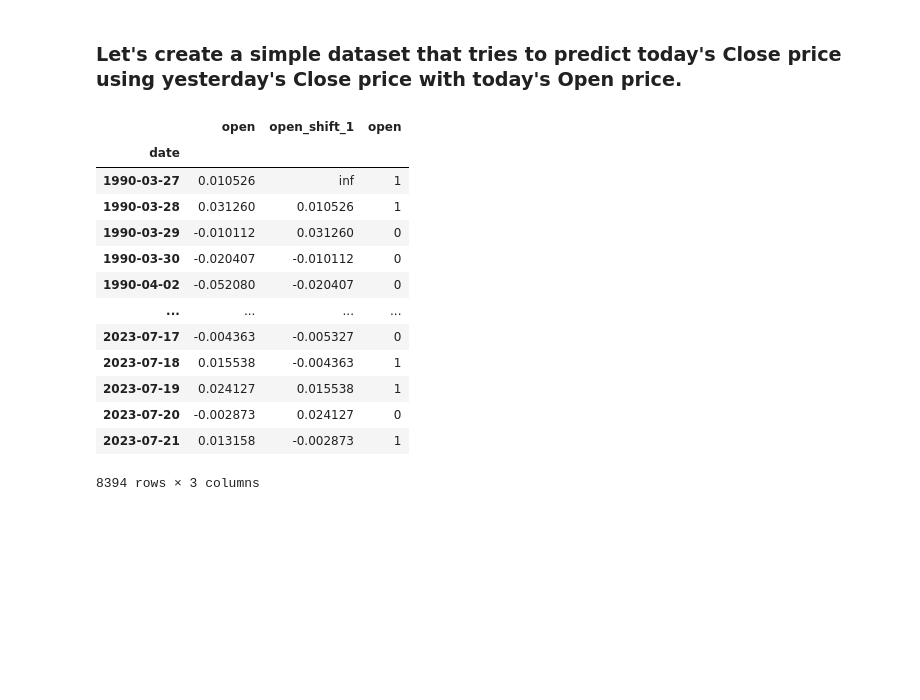
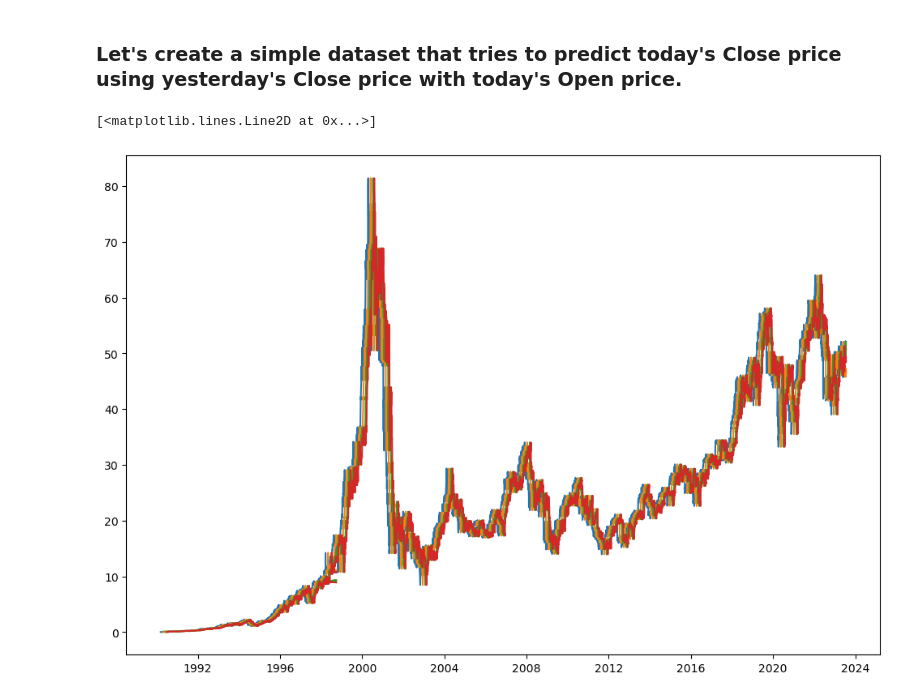
Before and after one commit to chrisJoyceDS/stocks_vs_bonds, a Jupyter notebook: 02_Clean_EDA.ipynb, the cells around one changed output. Drawn from its saved outputs; the diff is of its cells as text; code cells hidden in the pictures; blank space fills up the shorter version.

Commit message:
messing around with shift and plot

```diff
--- a/02_Clean_EDA.ipynb
+++ b/02_Clean_EDA.ipynb
@@ -265,23 +265,18 @@ df_ts.head()
 # %% [markdown]
 ### Let's create a simple dataset that tries to predict today's Close price using yesterday's Close price with today's Open price.
 # %%
-pd.concat([
+df_pred = pd.concat([
     df_ts[["open"]].pct_change(),
     df_ts[["open"]].shift().rename(columns={'open':'open_shift_1'}).pct_change(),
     (df_ts[["open"]].pct_change() >= 0).astype(int)
 ], axis=1).dropna()
-# %% [output]
-|  | open | open_shift_1 | open |
-| date |  |  |  |
-| 1990-03-27 | 0.010526 | inf | 1 |
-| 1990-03-28 | 0.031260 | 0.010526 | 1 |
-| 1990-03-29 | -0.010112 | 0.031260 | 0 |
-| 1990-03-30 | -0.020407 | -0.010112 | 0 |
-| 1990-04-02 | -0.052080 | -0.020407 | 0 |
-| ... | ... | ... | ... |
-| 2023-07-17 | -0.004363 | -0.005327 | 0 |
-| 2023-07-18 | 0.015538 | -0.004363 | 1 |
-| 2023-07-19 | 0.024127 | 0.015538 | 1 |
-| 2023-07-20 | -0.002873 | 0.024127 | 0 |
-| 2023-07-21 | 0.013158 | -0.002873 | 1 |
-8394 rows × 3 columns
+# %%
+plt.figure(figsize=(12,8))
+
+plt.plot(df_ts[["open"]].shift(15))
+plt.plot(df_ts[["open"]].shift(45))
+plt.plot(df_ts[["open"]].shift(75))
+plt.plot(df_ts[["open"]].shift(90))
+# %% [output]
+[<matplotlib.lines.Line2D at 0x...>]
+[figure, added]
```
